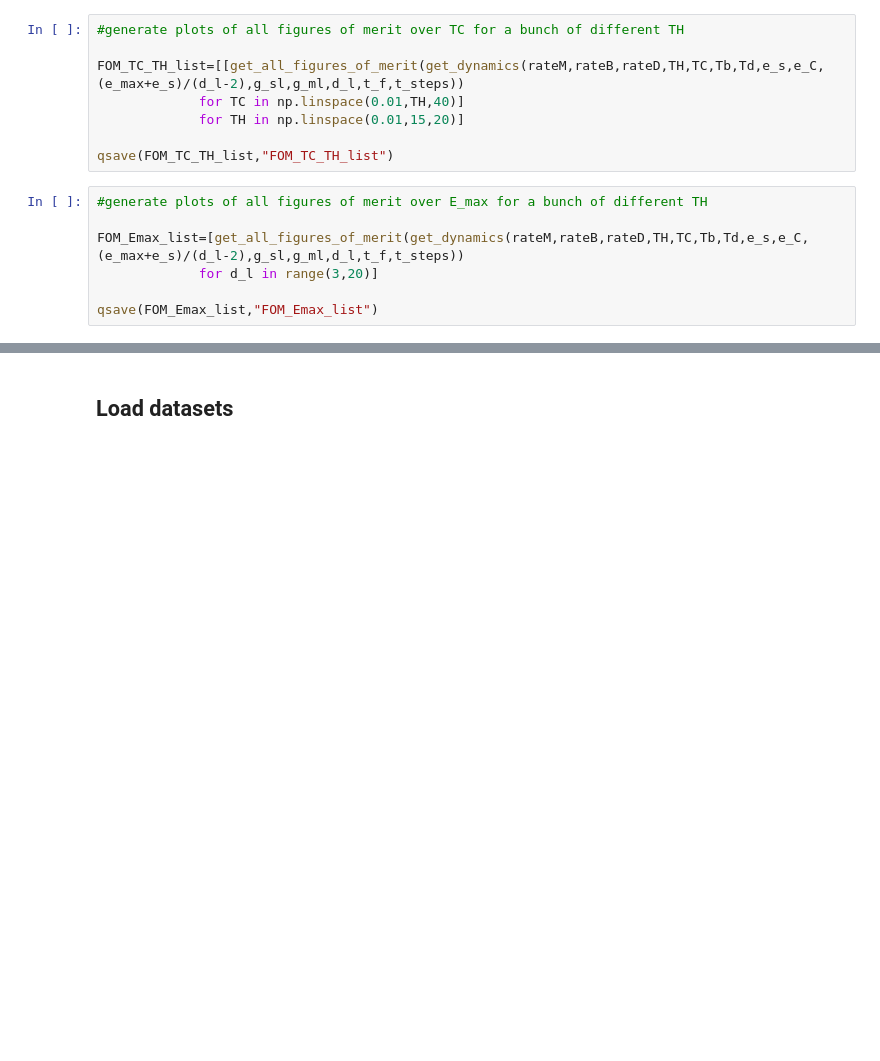
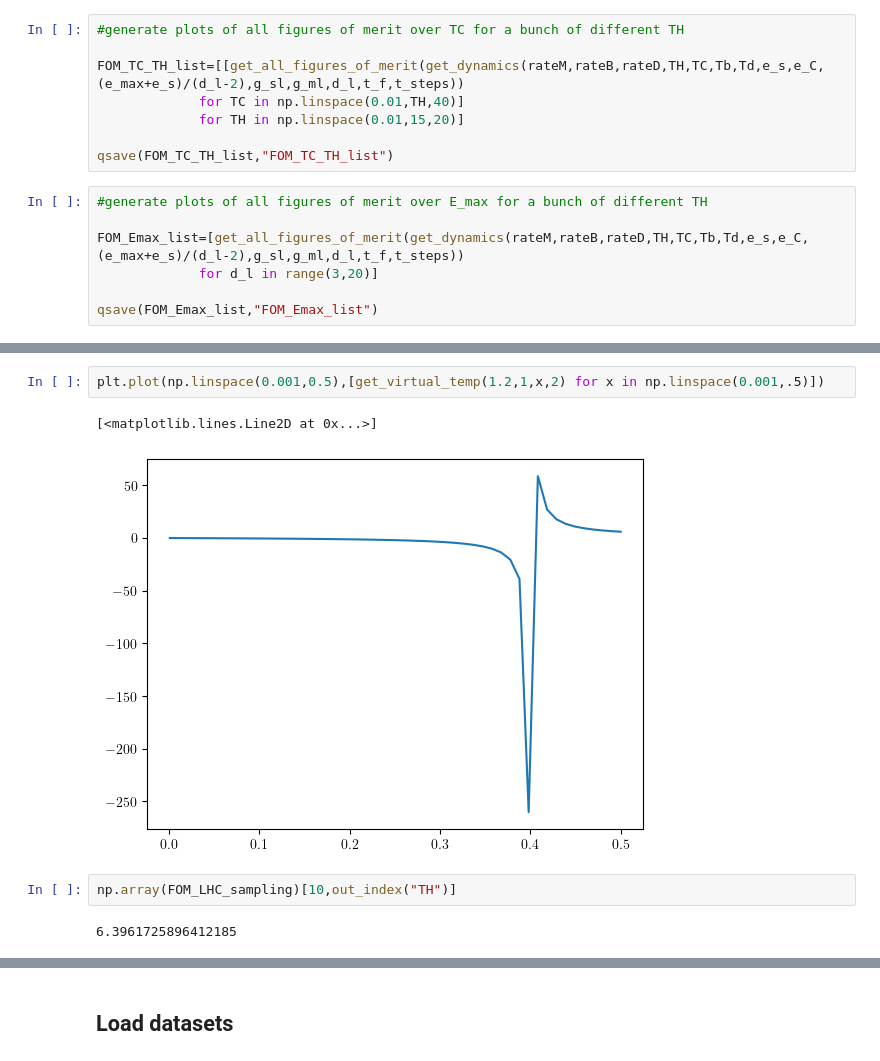
Before and after one commit to Emanuel-Schwarzhans/Quantum-detectors-as-autonomous-machines-assessing-the-thermodynamics-of-information-acquisit-co, a Jupyter notebook: thermal_single_photon_activation_amplification.ipynb, the cells around one changed output, grey strips where cells are left out. Drawn from its saved outputs; the diff is of its cells as text; blank space fills up the shorter version.

```diff
--- a/thermal_single_photon_activation_amplification.ipynb
+++ b/thermal_single_photon_activation_amplification.ipynb
@@ -194,0 +315,9 @@ qsave(FOM_Emax_list,"FOM_Emax_list")
+# %%
+plt.plot(np.linspace(0.001,0.5),[get_virtual_temp(1.2,1,x,2) for x in np.linspace(0.001,.5)])
+# %% [output]
+[<matplotlib.lines.Line2D at 0x...>]
+[figure, added]
+# %%
+np.array(FOM_LHC_sampling)[10,out_index("TH")]
+# %% [output]
+6.3961725896412185
```
Also changed, not shown: parts of 10 cells of this notebook, 6 other files.
